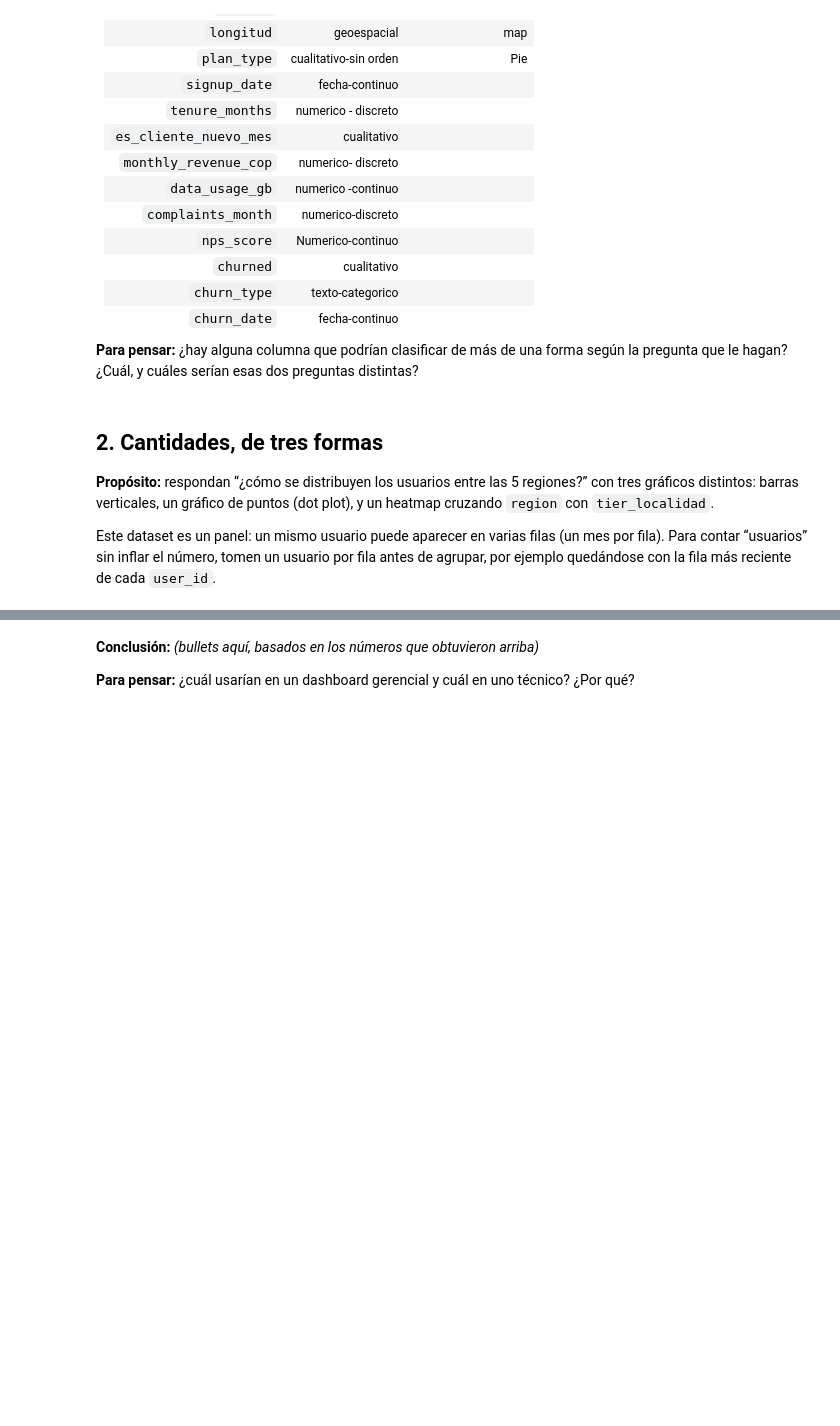
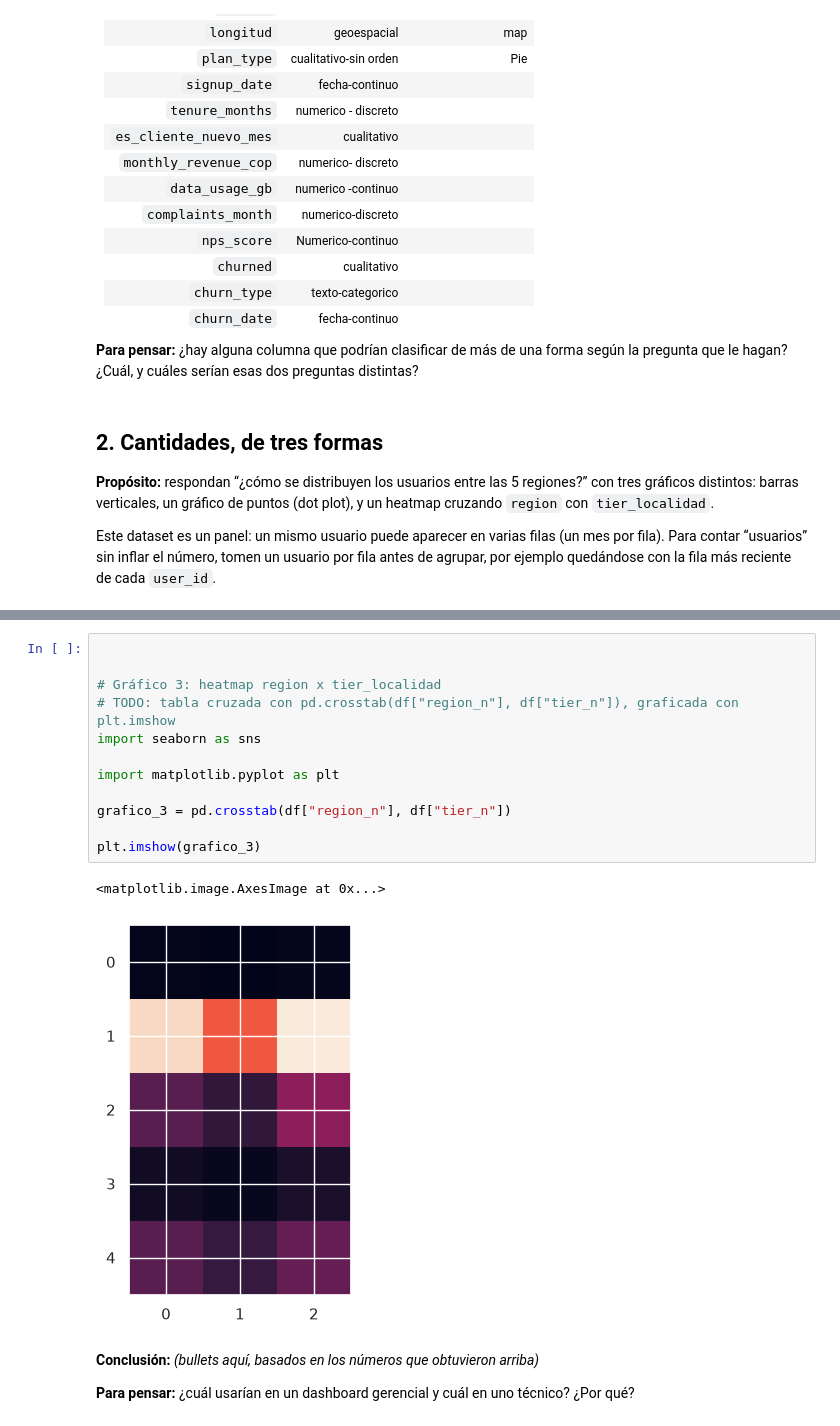
Before and after one commit to jp0617/visualizacionAnalisis, a Jupyter notebook: v0.1_s2_dataviz_grupo#.ipynb, the cells around one changed output, grey strips where cells are left out. Drawn from its saved outputs; the diff is of its cells as text; blank space fills up the shorter version.

```diff
--- a/v0.1_s2_dataviz_grupo#.ipynb
+++ b/v0.1_s2_dataviz_grupo#.ipynb
@@ -136,3 +143,18 @@ ModuleNotFoundError: No module named 'seaborn'
+# %%
+
+
+# Gráfico 3: heatmap region x tier_localidad
+# TODO: tabla cruzada con pd.crosstab(df["region_n"], df["tier_n"]), graficada con plt.imshow
+import seaborn as sns
+
+import matplotlib.pyplot as plt
+
+grafico_3 = pd.crosstab(df["region_n"], df["tier_n"])
+
+plt.imshow(grafico_3)
+# %% [output]
+<matplotlib.image.AxesImage at 0x...>
+[figure, added]
 # %% [markdown]
 **Conclusión:** _(bullets aquí, basados en los números que obtuvieron arriba)_
 
```
Also changed, not shown: parts of 7 cells of this notebook.
